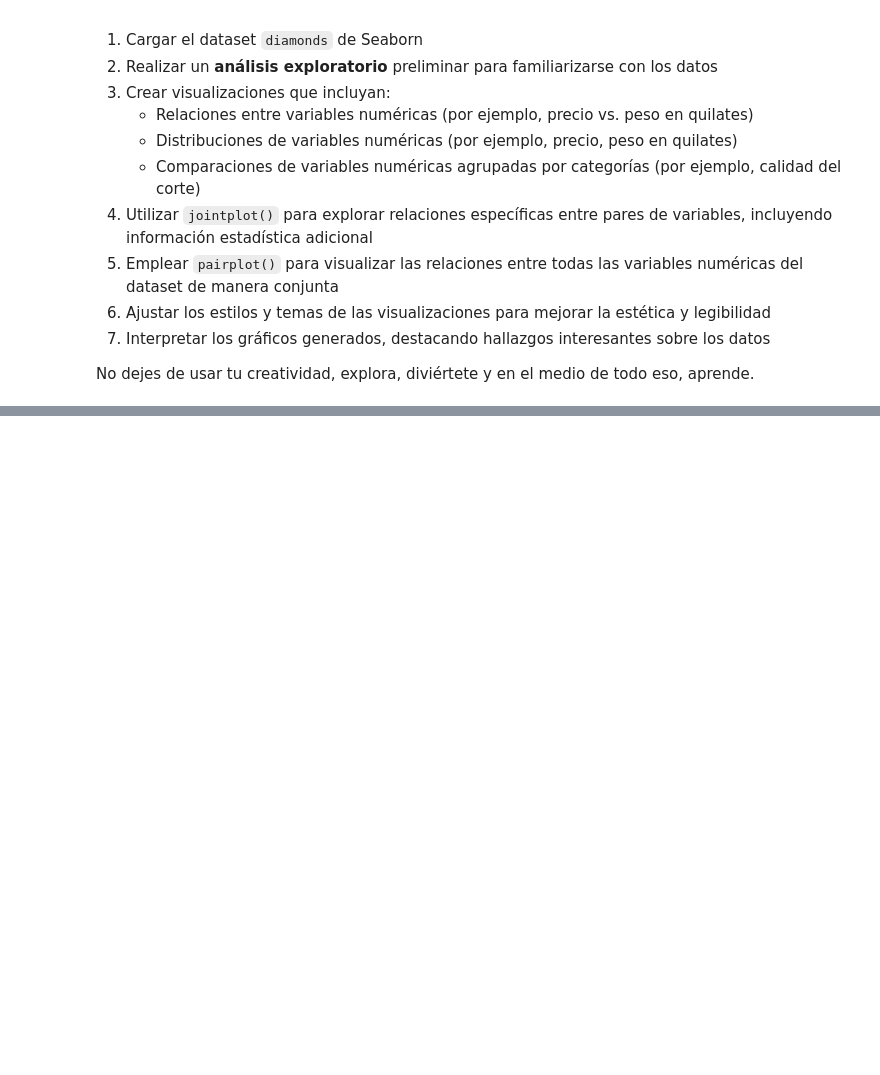
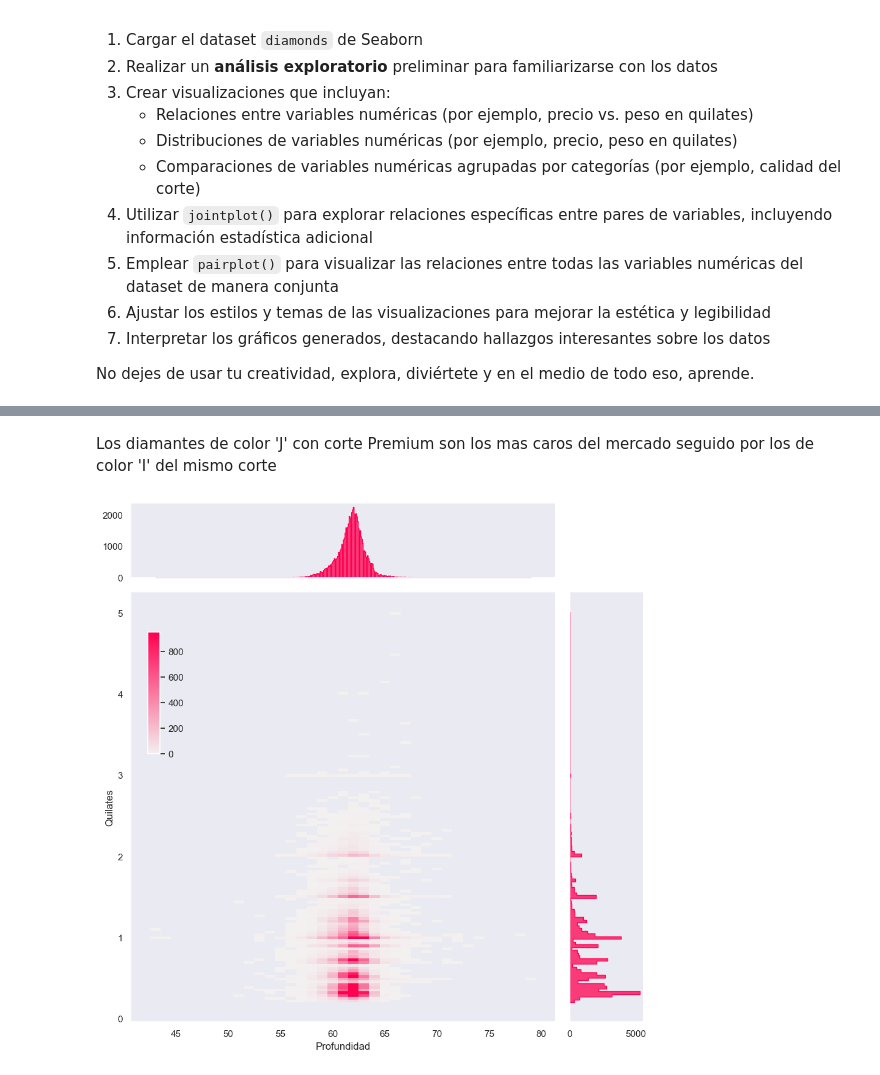
Before and after one commit to sorubadguy/Curso_data_y_machine, a Jupyter notebook: Día_10/Cuadernos para Prácticas/Proyecto del Día 10 - Dashboard de un Análisis Exploratorio de Datos con Seaborn.ipynb, the cells around one changed output, grey strips where cells are left out. Saved outputs shown, nothing was run; the diff lists cells and outputs as text; code cells hidden in the pictures; blank space fills up the shorter version.

```diff
--- a/Día_10/Cuadernos para Prácticas/Proyecto del Día 10 - Dashboard de un Análisis Exploratorio de Datos con Seaborn.ipynb
+++ b/Día_10/Cuadernos para Prácticas/Proyecto del Día 10 - Dashboard de un Análisis Exploratorio de Datos con Seaborn.ipynb
@@ -22,0 +97,21 @@ No dejes de usar tu creatividad, explora, diviértete y en el medio de todo eso,
+# %% [markdown]
+Los diamantes de color 'J' con corte Premium son los mas caros del mercado seguido por los de color 'I' del mismo corte
+# %%
+sns.set_theme(style='dark')
+profundidad_quilates = sns.JointGrid(data=diamantes,
+                                 x='depth',
+                                 y='carat',
+                                 marginal_ticks=True)
+profundidad_quilates.ax_joint.set(yscale='linear')
+
+cax = profundidad_quilates.figure.add_axes([.15, .55, .02, .2])
+
+profundidad_quilates.plot_joint(
+    sns.histplot, discrete=(True, False),
+    cmap="light:#ff0050", pmax=.8, cbar=True, cbar_ax=cax )
+
+profundidad_quilates.plot_marginals(sns.histplot, element = 'step', color="#ff0050")
+profundidad_quilates.set_axis_labels('Profundidad', 'Quilates')
+profundidad_quilates.figure.set_size_inches(10,10);
+# %% [output]
+[figure, added]
```
Also changed, not shown: parts of 7 cells of this notebook.
